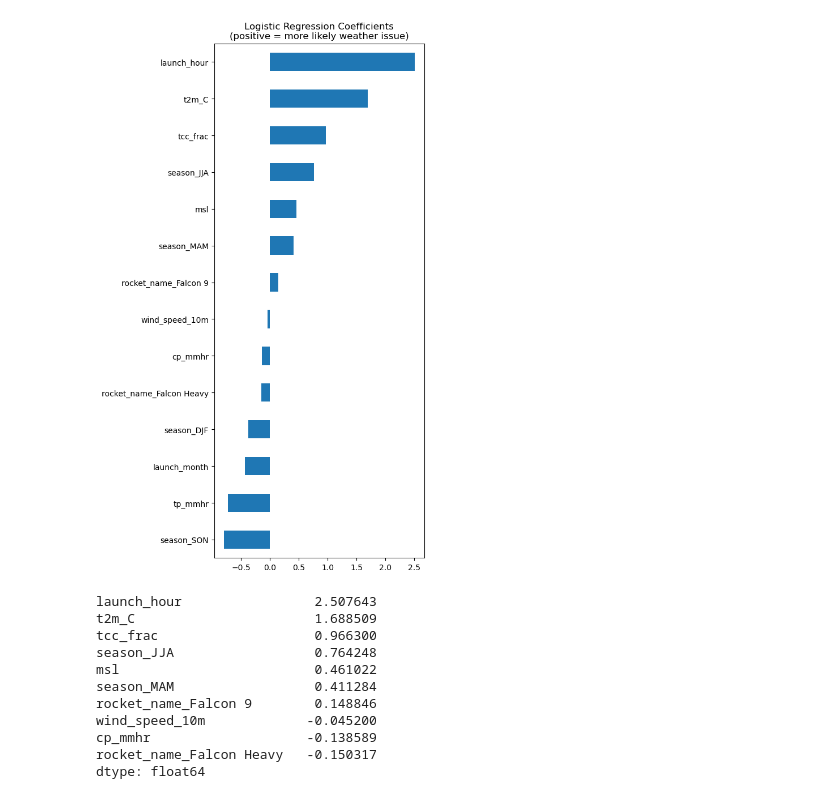
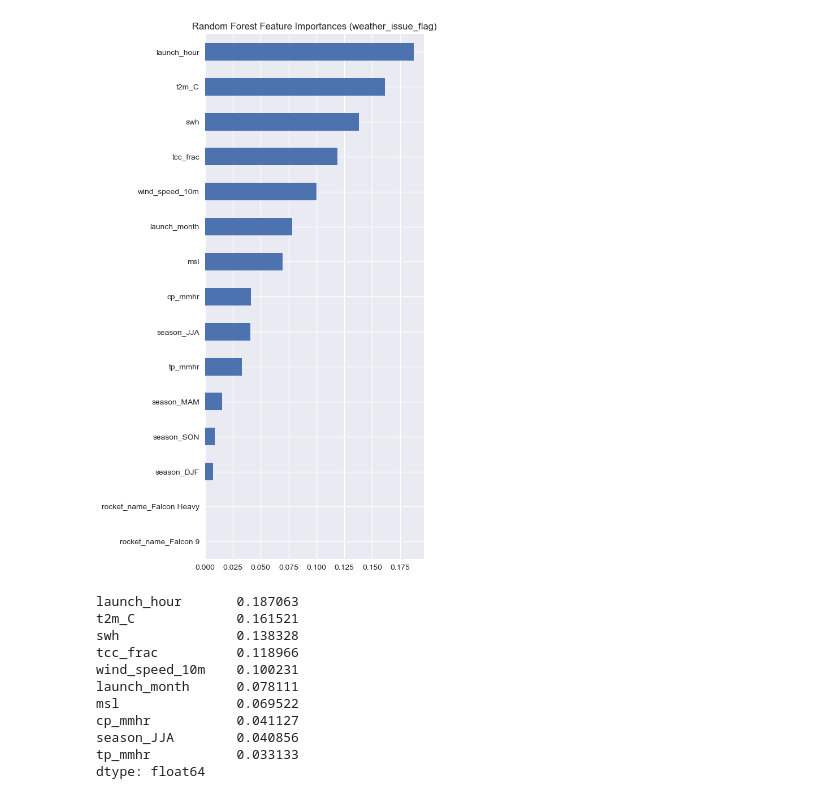
Before and after one commit to SkyeVau1t/SpaceX_WeatherAvailability, a Jupyter notebook: Step4_MachineLearning.ipynb, the cells around one changed output. Saved outputs shown, nothing was run; the diff lists cells and outputs as text; code cells hidden in the pictures.

```diff
--- a/Step4_MachineLearning.ipynb
+++ b/Step4_MachineLearning.ipynb
@@ -251,0 +228,25 @@ weighted avg      0.949     0.974     0.962        39
+# %%
+log_reg_clf.fit(X_train, y_train)
+rf_clf.fit(X_train, y_train)
+
+# ---------------------------------------
+# Rebuild feature names after preprocessing
+# ---------------------------------------
+
+# Numeric feature names (unchanged)
+num_feature_names = numeric_features
+
+# Categorical feature names (expanded via OneHotEncoder)
+cat_feature_names = []
+
+if categorical_features:
+    ohe = log_reg_clf.named_steps["preprocess"].named_transformers_["cat"]
+    cat_feature_names = list(
+        ohe.get_feature_names_out(categorical_features)
+    )
+
+# Combined feature names, in correct order
+feature_names = num_feature_names + cat_feature_names
+
+print("Total features seen by model:", len(feature_names))
+feature_names
@@ -252,31 +350,27 @@ weighted avg      0.949     0.974     0.962        39
 # %%
-log_reg = log_reg_clf.named_steps["clf"]
+rf = rf_clf.named_steps["clf"]
 
-# One-hot feature names
-cat_names = []
-if categorical_features:
-    ohe = log_reg_clf.named_steps["preprocess"].named_transformers_["cat"]
-    cat_names = list(ohe.get_feature_names_out(categorical_features))
+rf_importances = pd.Series(
+    rf.feature_importances_,
+    index=feature_names
+)
 
-feature_names = numeric_features + cat_names
-
-coef_series = pd.Series(log_reg.coef_[0], index=feature_names)
-coef_series.sort_values().plot(kind="barh", figsize=(6, 10))
-plt.title("Logistic Regression Coefficients\n(positive = more likely weather issue)")
+rf_importances.sort_values().plot(kind="barh", figsize=(6, 10))
+plt.title("Random Forest Feature Importances (weather_issue_flag)")
 plt.tight_layout()
 plt.show()
 
-coef_series.sort_values(ascending=False).head(10)
+rf_importances.sort_values(ascending=False).head(10)
 # %% [output]
-[figure, old version]
+[figure, new version]
-launch_hour                 2.507643
-t2m_C                       1.688509
-tcc_frac                    0.966300
-season_JJA                  0.764248
-msl                         0.461022
-season_MAM                  0.411284
-rocket_name_Falcon 9        0.148846
-wind_speed_10m             -0.045200
-cp_mmhr                    -0.138589
-rocket_name_Falcon Heavy   -0.150317
+launch_hour       0.187063
+t2m_C             0.161521
+swh               0.138328
+tcc_frac          0.118966
+wind_speed_10m    0.100231
+launch_month      0.078111
+msl               0.069522
+cp_mmhr           0.041127
+season_JJA        0.040856
+tp_mmhr           0.033133
 dtype: float64
```
Also changed, not shown: parts of 16 cells of this notebook, 3 other files.
